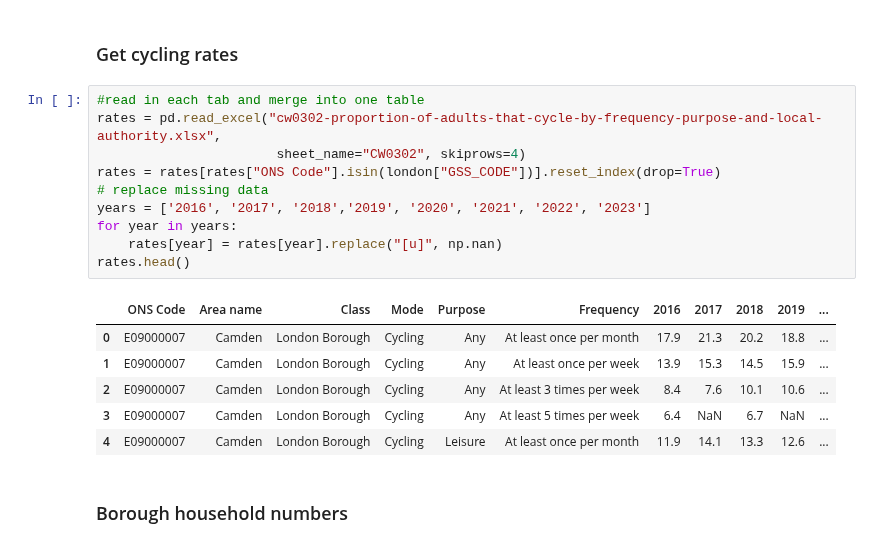
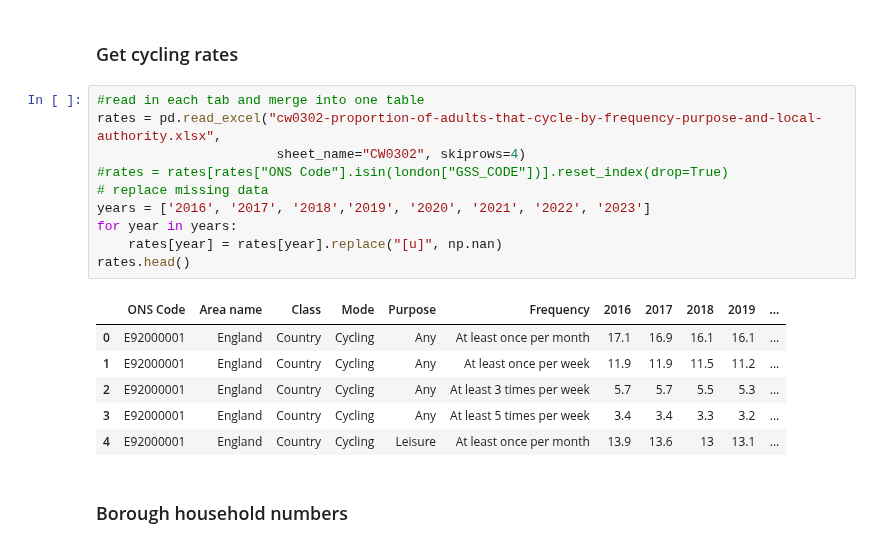
Before and after one commit to Lisa-Ho/small-data-projects, a Jupyter notebook: 2025/2504-cycling-rates-infra/cycling-rates-vs-infra.ipynb, the cells around one changed output. Drawn from its saved outputs; the diff is of its cells as text.

```diff
--- a/2025/2504-cycling-rates-infra/cycling-rates-vs-infra.ipynb
+++ b/2025/2504-cycling-rates-infra/cycling-rates-vs-infra.ipynb
@@ -139,20 +141,20 @@ hangar_stats.head()
 # %%
 #read in each tab and merge into one table
 rates = pd.read_excel("cw0302-proportion-of-adults-that-cycle-by-frequency-purpose-and-local-authority.xlsx",
                        sheet_name="CW0302", skiprows=4)
-rates = rates[rates["ONS Code"].isin(london["GSS_CODE"])].reset_index(drop=True)
+#rates = rates[rates["ONS Code"].isin(london["GSS_CODE"])].reset_index(drop=True)
 # replace missing data
 years = ['2016', '2017', '2018','2019', '2020', '2021', '2022', '2023']
 for year in years:
     rates[year] = rates[year].replace("[u]", np.nan)
 rates.head()
 # %% [output]
 |  | ONS Code | Area name | Class | Mode | Purpose | Frequency | 2016 | 2017 | 2018 | 2019 | ... |
-| 0 | E09000007 | Camden | London Borough | Cycling | Any | At least once per month | 17.9 | 21.3 | 20.2 | 18.8 | ... |
-| 1 | E09000007 | Camden | London Borough | Cycling | Any | At least once per week | 13.9 | 15.3 | 14.5 | 15.9 | ... |
-| 2 | E09000007 | Camden | London Borough | Cycling | Any | At least 3 times per week | 8.4 | 7.6 | 10.1 | 10.6 | ... |
-| 3 | E09000007 | Camden | London Borough | Cycling | Any | At least 5 times per week | 6.4 | NaN | 6.7 | NaN | ... |
-| 4 | E09000007 | Camden | London Borough | Cycling | Leisure | At least once per month | 11.9 | 14.1 | 13.3 | 12.6 | ... |
+| 0 | E92000001 | England | Country | Cycling | Any | At least once per month | 17.1 | 16.9 | 16.1 | 16.1 | ... |
+| 1 | E92000001 | England | Country | Cycling | Any | At least once per week | 11.9 | 11.9 | 11.5 | 11.2 | ... |
+| 2 | E92000001 | England | Country | Cycling | Any | At least 3 times per week | 5.7 | 5.7 | 5.5 | 5.3 | ... |
+| 3 | E92000001 | England | Country | Cycling | Any | At least 5 times per week | 3.4 | 3.4 | 3.3 | 3.2 | ... |
+| 4 | E92000001 | England | Country | Cycling | Leisure | At least once per month | 13.9 | 13.6 | 13 | 13.1 | ... |
 # %% [markdown]
 ### Borough household numbers
 # %%
```
Also changed, not shown: parts of 18 cells of this notebook, 2 other files.
